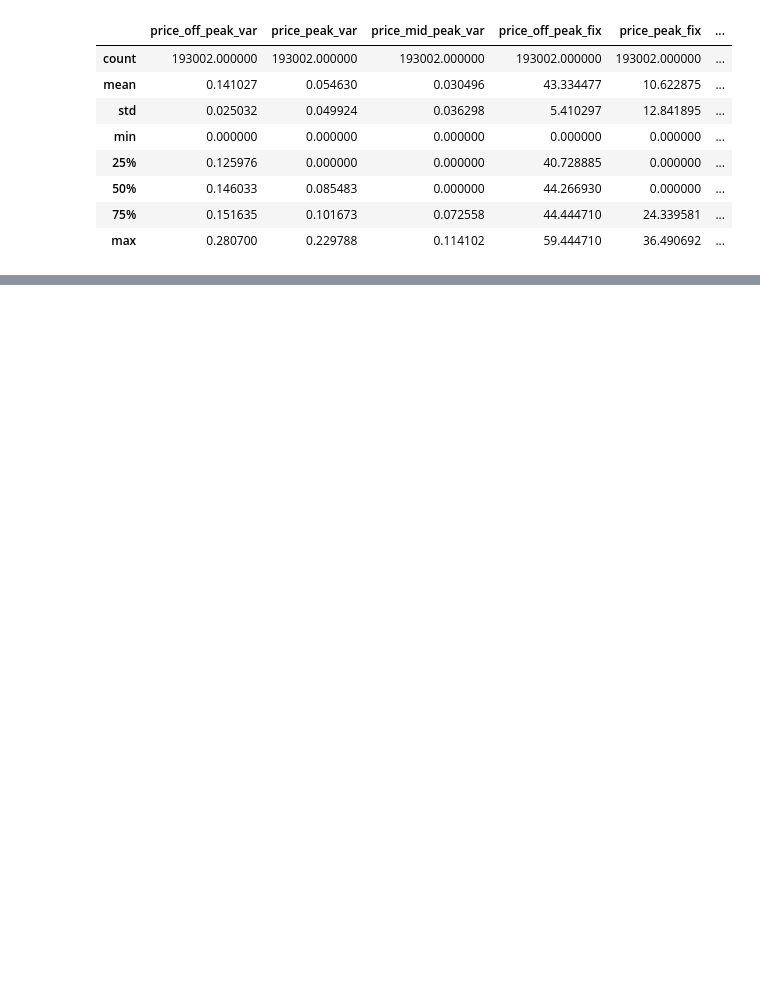
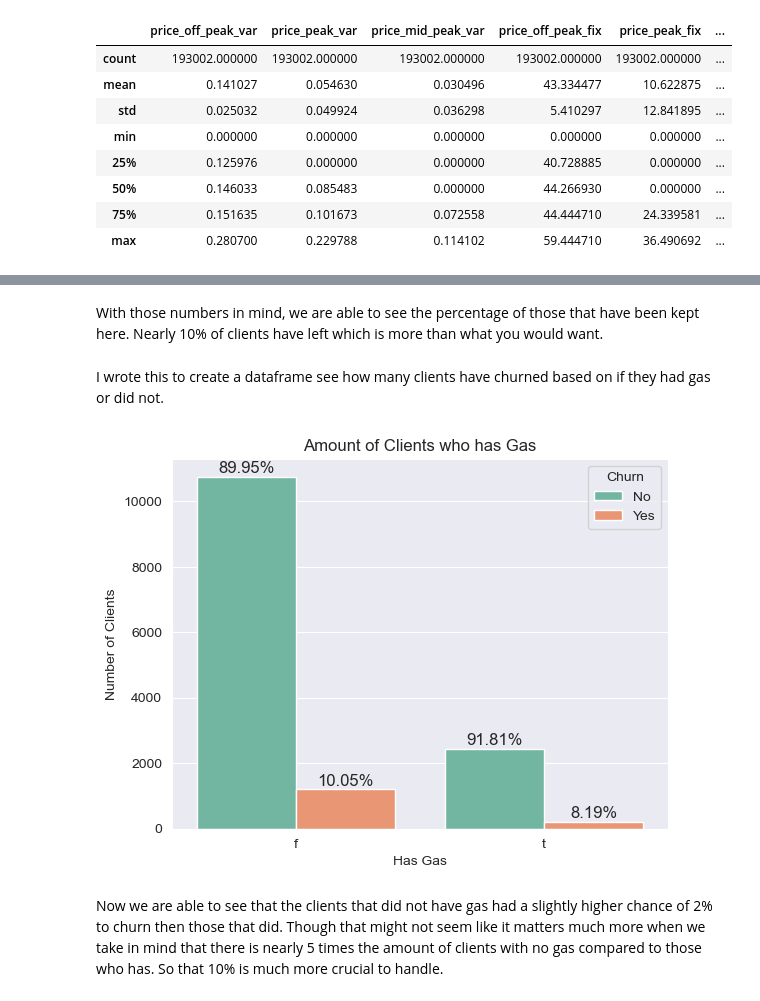
Before and after one commit to Cabone01/Data_Science_Job_Simulation, a Jupyter notebook: Exploratory Data Analysis.ipynb, the cells around one changed output, grey strips where cells are left out. Saved outputs shown, nothing was run; the diff lists cells and outputs as text; code cells hidden in the pictures; blank space fills up the shorter version.

```diff
--- a/Exploratory Data Analysis.ipynb
+++ b/Exploratory Data Analysis.ipynb
@@ -211,0 +173,37 @@ ax.set_xticklabels(ax.get_xticklabels(),rotation=30)
+# %% [markdown]
+With those numbers in mind, we are able to see the percentage of those that have been kept here. Nearly 10% of clients have left which is more than what you would want.
+# %%
+gas_churn = client_data_df.groupby(["has_gas", "churn"])["id"].count().reset_index()
+no_gas_sum = gas_churn["id"][gas_churn["has_gas"] == "f"].sum()
+has_gas_sum = gas_churn["id"][gas_churn["has_gas"] == "t"].sum()
+prct_churn = []
+for i in gas_churn.itertuples():
+    if i[1] == "f":
+        prct_churn.append(str(round((i[3] / no_gas_sum) * 100, 2)) + "%")
+    else:
+        prct_churn.append(str(round((i[3] / has_gas_sum) * 100, 2)) + "%")
+temp = prct_churn[1]
+prct_churn[1] = prct_churn[2]
+prct_churn[2] = temp
+# %% [markdown]
+I wrote this to create a dataframe see how many clients have churned based on if they had gas or did not.
+# %%
+bar = sns.barplot(x="has_gas", y="id", hue="churn", data=gas_churn, palette=sns.color_palette("Set2"))
+j = 0
+for i in bar.patches:
+    bar.annotate(format(prct_churn[j]),
+                   (i.get_x() + i.get_width() / 2., i.get_height()),
+                   ha='center', va='center',
+                   size=12,
+                   xytext=(0, 6),
+                   textcoords='offset points')
+    j += 1
+labels = bar.set(xlabel="Has Gas", ylabel="Number of Clients")
+title = bar.set_title("Amount of Clients who has Gas")
+handles, _ = bar.get_legend_handles_labels()
+bar.legend(handles, ["No", "Yes"], loc="upper right", title="Churn")
+plt.show()
+# %% [output]
+[figure, added]
+# %% [markdown]
+Now we are able to see that the clients that did not have gas had a slightly higher chance of 2% to churn then those that did. Though that might not seem like it matters much more when we take in mind that there is nearly 5 times the amount of clients with no gas compared to those who has. So that 10% is much more crucial to handle.
```
Also changed, not shown: parts of 50 cells of this notebook, 2 other files.
